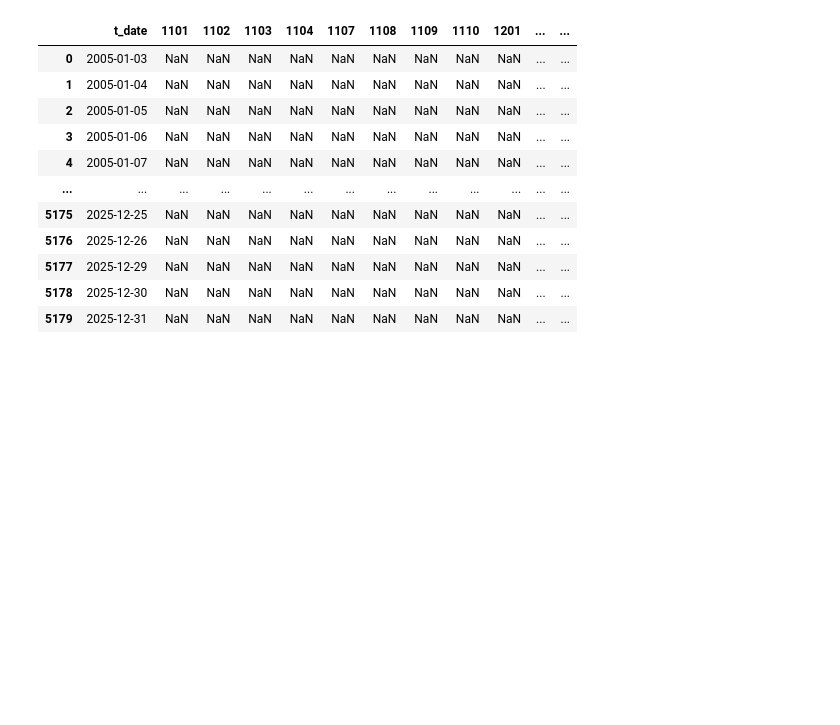
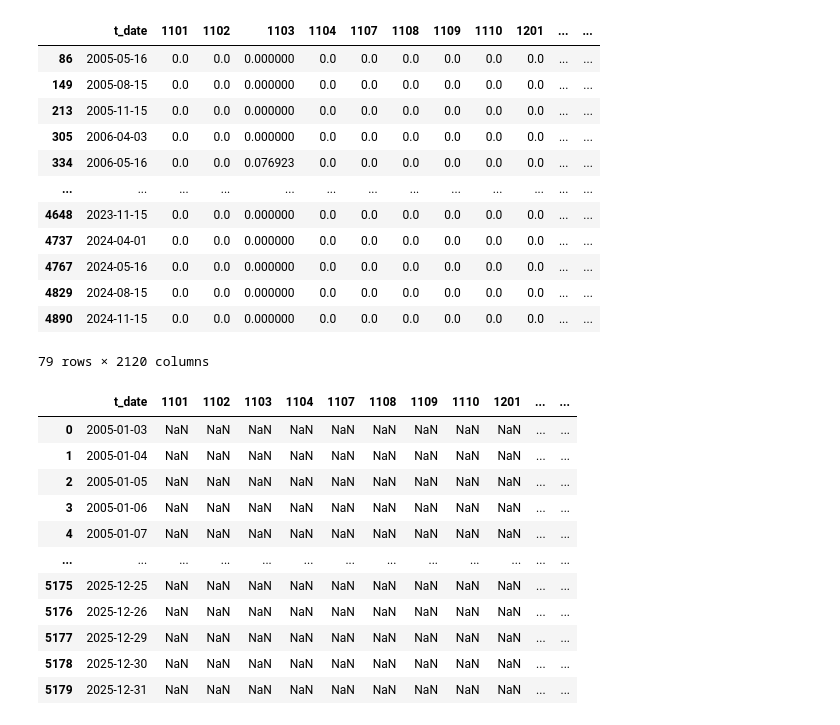
Before and after one commit to DeepLeek-quant/scythe-quant, a Jupyter notebook: notebooks/test.ipynb, the cells around one changed output. Saved outputs shown, nothing was run; the diff lists cells and outputs as text; code cells hidden in the pictures; blank space fills up the shorter version.

```diff
--- a/notebooks/test.ipynb
+++ b/notebooks/test.ipynb
@@ -19,3 +40,21 @@ test
+# %%
+bts.t_date\
+    .merge(portfolio, on='t_date', how='left')\
+    .dropna()
+# %% [output]
+|  | t_date | 1101 | 1102 | 1103 | 1104 | 1107 | 1108 | 1109 | 1110 | 1201 | ... | ... |
+| 86 | 2005-05-16 | 0.0 | 0.0 | 0.000000 | 0.0 | 0.0 | 0.0 | 0.0 | 0.0 | 0.0 | ... | ... |
+| 149 | 2005-08-15 | 0.0 | 0.0 | 0.000000 | 0.0 | 0.0 | 0.0 | 0.0 | 0.0 | 0.0 | ... | ... |
+| 213 | 2005-11-15 | 0.0 | 0.0 | 0.000000 | 0.0 | 0.0 | 0.0 | 0.0 | 0.0 | 0.0 | ... | ... |
+| 305 | 2006-04-03 | 0.0 | 0.0 | 0.000000 | 0.0 | 0.0 | 0.0 | 0.0 | 0.0 | 0.0 | ... | ... |
+| 334 | 2006-05-16 | 0.0 | 0.0 | 0.076923 | 0.0 | 0.0 | 0.0 | 0.0 | 0.0 | 0.0 | ... | ... |
+| ... | ... | ... | ... | ... | ... | ... | ... | ... | ... | ... | ... | ... |
+| 4648 | 2023-11-15 | 0.0 | 0.0 | 0.000000 | 0.0 | 0.0 | 0.0 | 0.0 | 0.0 | 0.0 | ... | ... |
+| 4737 | 2024-04-01 | 0.0 | 0.0 | 0.000000 | 0.0 | 0.0 | 0.0 | 0.0 | 0.0 | 0.0 | ... | ... |
+| 4767 | 2024-05-16 | 0.0 | 0.0 | 0.000000 | 0.0 | 0.0 | 0.0 | 0.0 | 0.0 | 0.0 | ... | ... |
+| 4829 | 2024-08-15 | 0.0 | 0.0 | 0.000000 | 0.0 | 0.0 | 0.0 | 0.0 | 0.0 | 0.0 | ... | ... |
+| 4890 | 2024-11-15 | 0.0 | 0.0 | 0.000000 | 0.0 | 0.0 | 0.0 | 0.0 | 0.0 | 0.0 | ... | ... |
+79 rows × 2120 columns
 # %%
 bts.t_date\
     .merge(test, on='t_date', how='left')\
```
Also changed, not shown: parts of 5 cells of this notebook, 2 other files.
